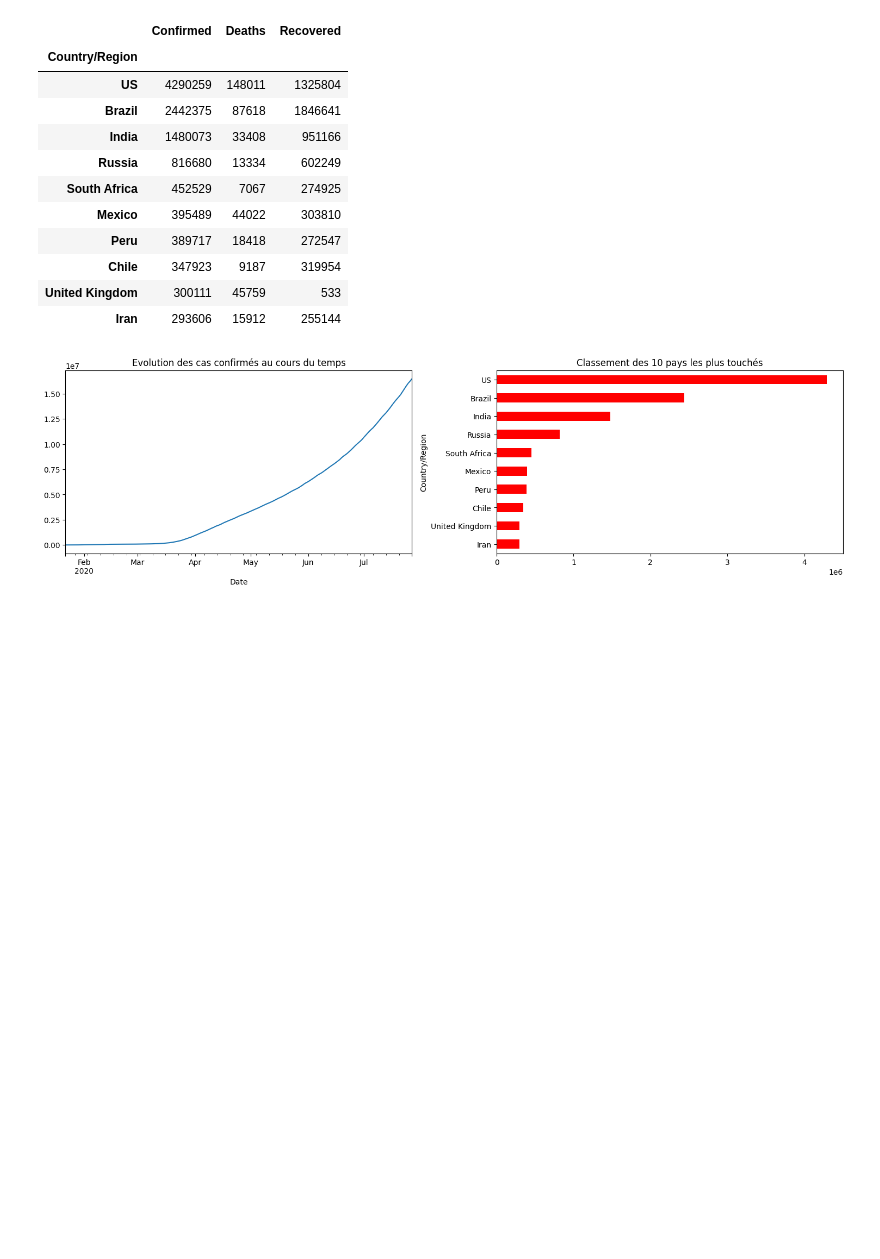
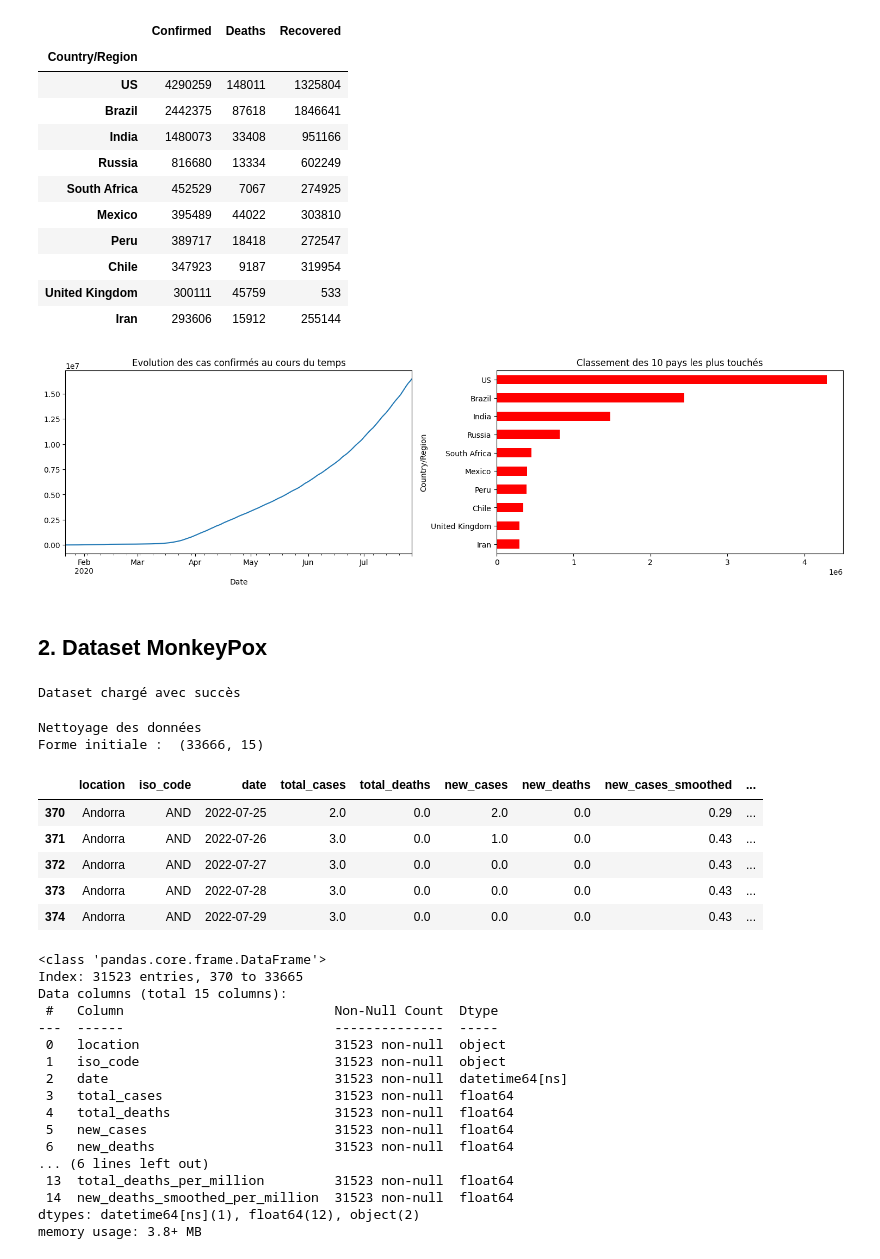
Before and after one commit to Kaboufl/MSPR_ETL, a Jupyter notebook: main.ipynb, the cells around one changed output. Saved outputs shown, nothing was run; the diff lists cells and outputs as text; code cells hidden in the pictures; blank space fills up the shorter version.

Commit message:
chargement dataset monkeypox

```diff
--- a/main.ipynb
+++ b/main.ipynb
@@ -83,3 +83,59 @@ plt.tight_layout()
 plt.show()
 # %% [output]
 [figure]
+# %% [markdown]
+## 2. Dataset MonkeyPox
+# %%
+# Chargement du Dataset MonkeyPox
+
+try:
+    mpoxDataframe = pd.read_csv('data/mpox/owid-monkeypox-data.csv')
+    print("Dataset chargé avec succès")
+
+except FileNotFoundError:
+    print("Fichier du Dataset non trouvé, veuillez télécharger le Dataset")
+# %% [output]
+Dataset chargé avec succès
+# %%
+# Nettoyage des données
+print("Nettoyage des données")
+print("Forme initiale : ", mpoxDataframe.shape)
+
+mpoxDataframe['date'] = pd.to_datetime(mpoxDataframe['date'])
+
+# Filtrer les données par pays et non par continent
+mpoxDataframe = mpoxDataframe[~mpoxDataframe['location'].isin(['North America', 'South America', 'Africa', 'Asia', 'Europe', 'Oceania'])]
+
+#covidDataframe['Date'] = pd.to_datetime(covidDataframe['Date'])
+#covidDataframe.fillna({'Province/State': 'Unknown'}, inplace=True)
+
+#print("Forme après nettoyage : ", covidDataframe.shape)
+#print("\n5 premiers enregistrements :")
+display(mpoxDataframe.head())
+mpoxDataframe.info()
+# %% [output]
+Nettoyage des données
+Forme initiale :  (33666, 15)
+|  | location | iso_code | date | total_cases | total_deaths | new_cases | new_deaths | new_cases_smoothed | ... |
+| 370 | Andorra | AND | 2022-07-25 | 2.0 | 0.0 | 2.0 | 0.0 | 0.29 | ... |
+| 371 | Andorra | AND | 2022-07-26 | 3.0 | 0.0 | 1.0 | 0.0 | 0.43 | ... |
+| 372 | Andorra | AND | 2022-07-27 | 3.0 | 0.0 | 0.0 | 0.0 | 0.43 | ... |
+| 373 | Andorra | AND | 2022-07-28 | 3.0 | 0.0 | 0.0 | 0.0 | 0.43 | ... |
+| 374 | Andorra | AND | 2022-07-29 | 3.0 | 0.0 | 0.0 | 0.0 | 0.43 | ... |
+<class 'pandas.core.frame.DataFrame'>
+Index: 31523 entries, 370 to 33665
+Data columns (total 15 columns):
+ #   Column                           Non-Null Count  Dtype
+---  ------                           --------------  -----
+ 0   location                         31523 non-null  object
+ 1   iso_code                         31523 non-null  object
+ 2   date                             31523 non-null  datetime64[ns]
+ 3   total_cases                      31523 non-null  float64
+ 4   total_deaths                     31523 non-null  float64
+ 5   new_cases                        31523 non-null  float64
+ 6   new_deaths                       31523 non-null  float64
+... (6 lines left out)
+ 13  total_deaths_per_million         31523 non-null  float64
+ 14  new_deaths_smoothed_per_million  31523 non-null  float64
+dtypes: datetime64[ns](1), float64(12), object(2)
+memory usage: 3.8+ MB
```
Also changed, not shown: 1 other file.
